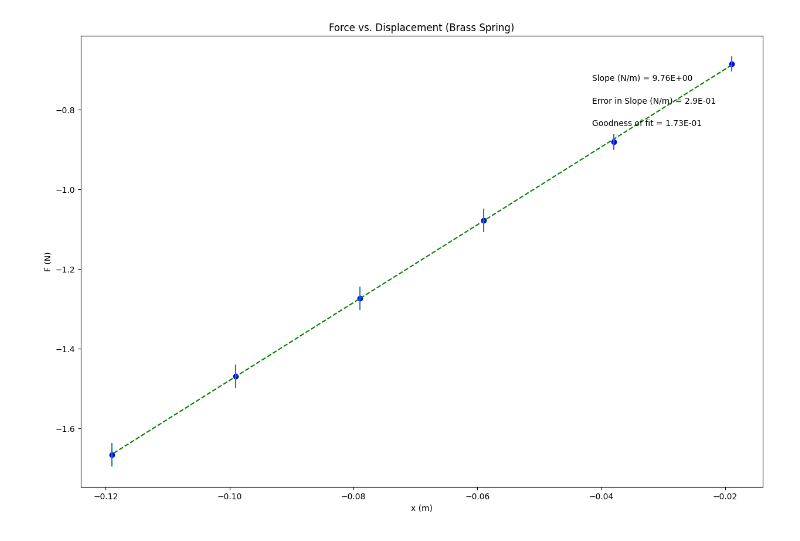
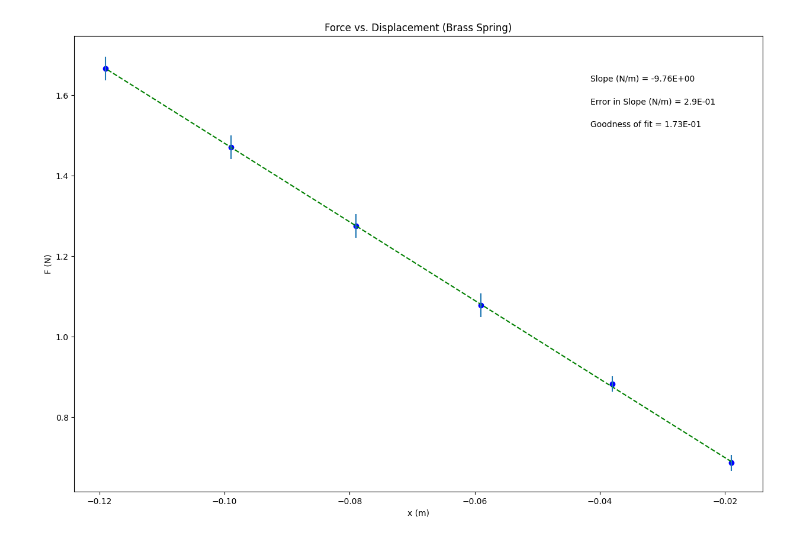
Before and after one commit to emoney175343/PHSX_216N, a Jupyter notebook: PHSX_216N_Brass.ipynb, the cells around one changed output. Drawn from its saved outputs; the diff is of its cells as text; code cells hidden in the pictures.

```diff
--- a/PHSX_216N_Brass.ipynb
+++ b/PHSX_216N_Brass.ipynb
@@ -16,7 +16,7 @@ import matplotlib.pyplot as plt
 #CHANGE THE VARIABLE NAMES and numbers to match your data
 
 x = np.array([-0.019, -0.038, -0.059, -0.079, -0.099, -0.119]) #what are units?
-F = np.array([-0.686, -0.882, -1.078, -1.274, -1.47, -1.666]) #what are units?
+F = np.array([0.686, 0.882, 1.078, 1.274, 1.47, 1.666]) #what are units?
 
 
 #-----------------------------------------------------------------------#
@@ -88,31 +88,31 @@ elif annotation_placement==3 or annotation_placement==4:
     ypos=[.2,.15,.1]
 
 #-----------------------------------------------------------------------#
 #Don't need to change anything in this section!
 
 #Plot data on graph. Plot error bars and place values for slope,
 #error in slope and goodness of fit on the plot using "annotate"
 
 plt.figure(figsize=(15,10))
 
 plt.plot(x, fit, color='green', linestyle='--')
 plt.scatter(x, y, color='blue', marker='o')
 
 plt.xlabel(x_label)
 plt.ylabel(y_label)
 plt.title(plot_title)
 
 plt.errorbar(x, y, yerr=dy, xerr=None, fmt="none") #don't need to plot x error bars
 
 plt.annotate('Slope ({}) = {value:.{digits}E}'.format(slope_units,value=m, digits=2),
              (xpos, ypos[0]), xycoords='axes fraction')
 
 plt.annotate('Error in Slope ({}) = {value:.{digits}E}'.format(slope_units,value=dm, digits=1),
              (xpos, ypos[1]), xycoords='axes fraction')
 
 plt.annotate('Goodness of fit = {value:.{digits}E}'.format(value=N, digits=2),
              (xpos, ypos[2]), xycoords='axes fraction')
 
 plt.show()
 # %% [output]
-[figure, old version]
+[figure, new version]
```
